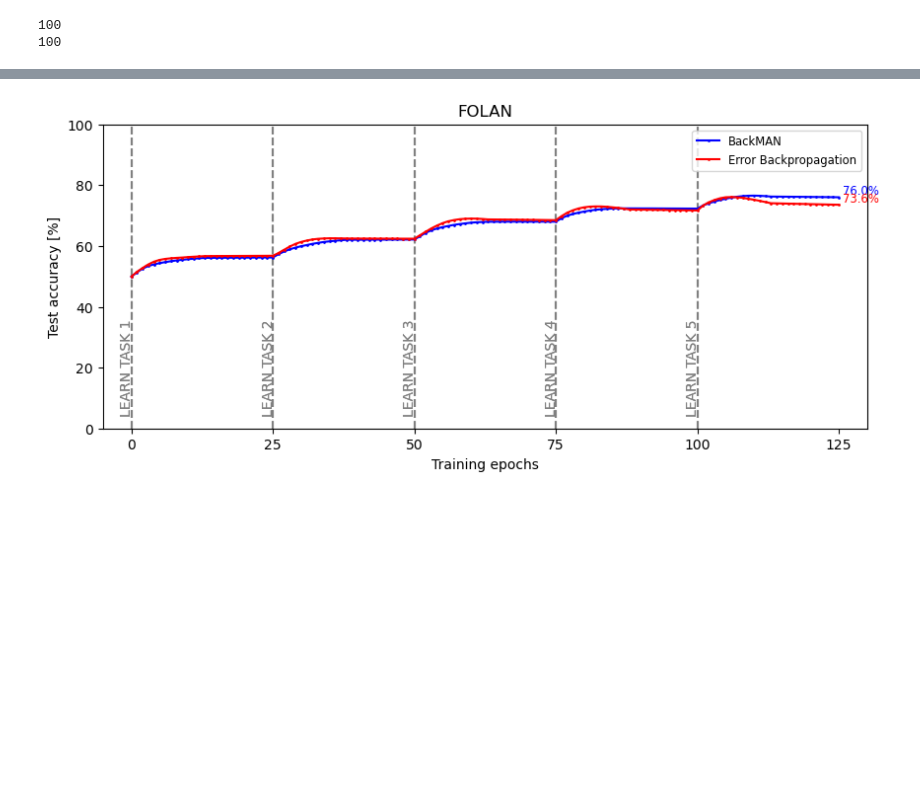
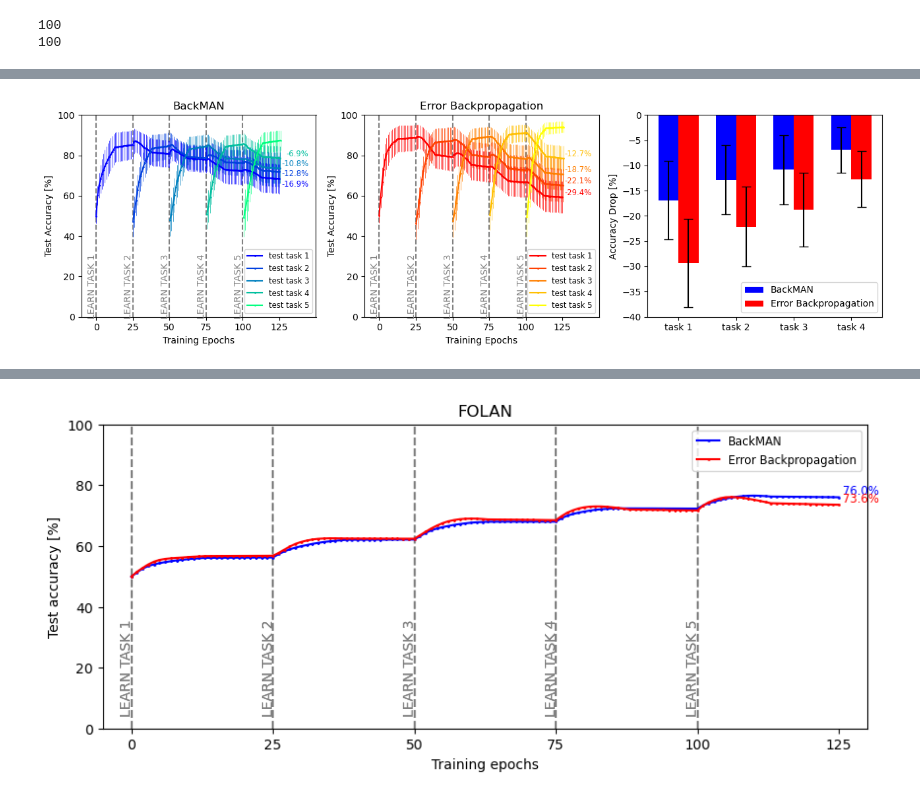
Before and after one commit to ckodser/greedyneuron, a Jupyter notebook: forgetting_plot.ipynb, the cells around one changed output, grey strips where cells are left out. Saved outputs shown, nothing was run; the diff lists cells and outputs as text; code cells hidden in the pictures; blank space fills up the shorter version.

```diff
--- a/forgetting_plot.ipynb
+++ b/forgetting_plot.ipynb
@@ -39,3 +39,87 @@ for k in forgetting_runs:
 # %% [output]
 100
 100
+# %%
+import numpy as np
+import matplotlib.pyplot as plt
+
+cmap_name={"greedy": "winter", "normal":"autumn"}
+name_translation={"greedy": "BackMAN", "normal": "Error Backpropagation"}
+
+fig = plt.figure(figsize=(13, 4))
+ax=[]
+ax.append(fig.add_subplot(1, 3, 1))
+ax.append(fig.add_subplot(1, 3, 2, sharey = ax[0]))
+ax.append(fig.add_subplot(1, 3, 3))
+
+
+for ax_id, mode in enumerate(smean.keys()):
+    cmap=plt.cm.get_cmap(cmap_name[mode], 5)
+    last=100000
+    for task_id in range(4,-1,-1):
+        # Sample data
+        ax[ax_id].axvline(x=25*task_id, color='gray', linestyle='--')
+        # Add text labels
+        ax[ax_id].text(25*task_id-6, 0.05, f'LEARN TASK {task_id+1}', color='gray', rotation='vertical', fontsize=10)
+
+        x = np.arange(25*task_id, 126)+1/5*task_id
+        y = np.array(smean[mode][f'task_{task_id}'][25*task_id:])*100
+        std_dev = np.array(sstd[mode][f'task_{task_id}'][25*task_id:])*100
+
+        if task_id!=4:
+            ax[ax_id].text(125+20, min(last-5, y[-1]), f'{y[-1]-y[25]:.1f}%', ha='right', va='bottom', color=cmap(task_id), fontsize="small")
+        last=min(last-5, y[-1])
+        # Plotting the error lines
+        ax[ax_id].errorbar(x, y, yerr=std_dev/2, linestyle='', color=cmap(task_id), elinewidth=0.5)
+
+        # Customizing the plot
+        ax[ax_id].set_xlabel('Training Epochs')
+        ax[ax_id].set_ylabel('Test Accuracy [%]')
+        ax[ax_id].set_title(name_translation[mode])
+        custom_ticks = [25*i for i in range(6)]
+        ax[ax_id].set_xticks(custom_ticks)
+        ax[ax_id].set_ylim(bottom=0, top=100)
+        ax[ax_id].set_xlim(-10,150)
+
+for ax_id, mode in enumerate(smean.keys()):
+    cmap=plt.cm.get_cmap(cmap_name[mode], 5)
+    for task_id in range(5):
+        x = np.arange(25*task_id, 126)+1/5*task_id
+        y = np.array(smean[mode][f'task_{task_id}'][25*task_id:])*100
+        ax[ax_id].plot(x, y, marker='o', linestyle='-', color=cmap(task_id), label=f'test task {task_id+1}', markersize=1)
+        ax[ax_id].legend(fontsize='small')
+
+# Example data
+
+
+labels = [f'task {task_id+1}' for task_id in range(4)]
+means = {mode: np.array([np.mean([-accuracies[mode][f"task_{task_id}"][25*(task_id+1)][j]
+                         +accuracies[mode][f"task_{task_id}"][125][j]
+                         for j in range(100)]) for task_id in range(4)]) for mode
+         in ['greedy', 'normal']}
+std_devs = {mode: np.array([np.std([-accuracies[mode][f"task_{task_id}"][25*(task_id+1)][j]
+                           +accuracies[mode][f"task_{task_id}"][125][j]
+                           for j in range(100)]) for task_id in range(4)]) for mode
+         in ['greedy', 'normal']}
+
+# Create a bar plot with paired bars
+x = np.arange(len(labels))
+width = 0.35
+ax_id=2
+for sign, mode in zip([-1,+1],['greedy', 'normal']):
+    cmap=plt.cm.get_cmap(cmap_name[mode], 2)
+    print(mode, cmap_name[mode], cmap(0))
+    ax[ax_id].bar(x + sign*width/2, means[mode]*100, width, align='center', yerr=np.array(std_devs[mode]*100)/2, capsize=5, label=name_translation[mode], color=[cmap(0) for i in range(4)])
+
+# Customize the plot
+ax[ax_id].set_xticks(x)
+ax[ax_id].set_xticklabels(labels)
+ax[ax_id].set_ylabel('Accuracy Drop [%]')
+# ax.set_title('Accuracy drop compared to')
+ax[ax_id].legend(loc='lower right')
+
+plt.tight_layout()
+# Display the plot
+plt.savefig('forgetting_combined_high.png', dpi=1000)
+plt.show()
+# %% [output]
@@ -42,3 +128,4 @@ for k in forgetting_runs:
+[figure, added]
 # %%
 import numpy as np
 import matplotlib.pyplot as plt
```
Also changed, not shown: parts of 5 cells of this notebook, 7 other files.
